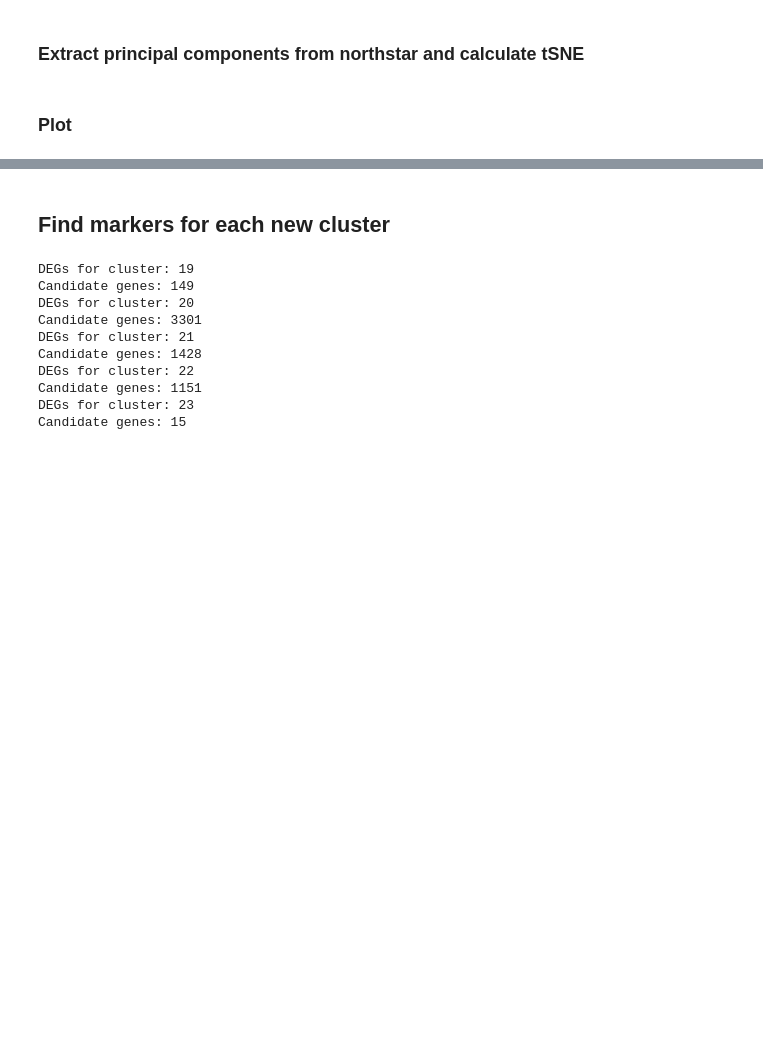
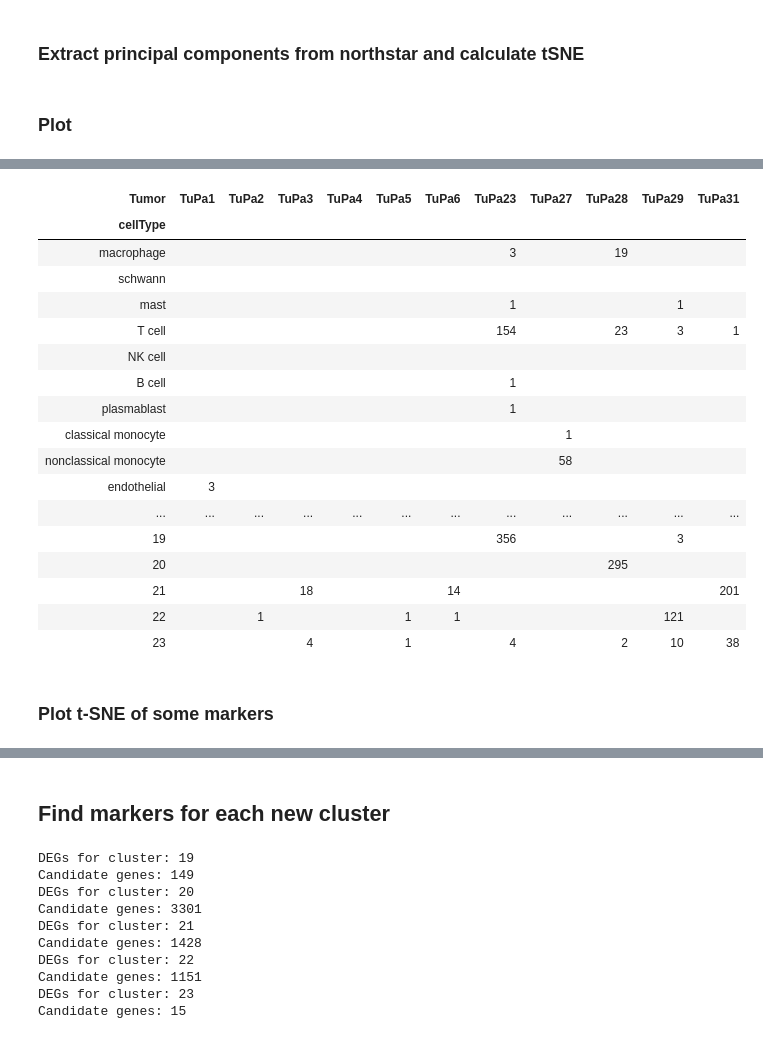
Before and after one commit to iosonofabio/northstar_analysis, a Jupyter notebook: Northstar_Pancreas.ipynb, the cells around one changed output, grey strips where cells are left out. Saved outputs shown, nothing was run; the diff lists cells and outputs as text; code cells hidden in the pictures; blank space fills up the shorter version.

```diff
--- a/Northstar_Pancreas.ipynb
+++ b/Northstar_Pancreas.ipynb
@@ -104,6 +104,6 @@ model = northstar.Averages(
     resolution_parameter=0.02,
 )
 model.fit(counts)
-meta['cellType'] = [sanitize_cell_type(x) for x in model.membership]
+#meta['cellType'] = [sanitize_cell_type(x) for x in model.membership]
 model.estimate_closest_atlas_cell_type()
 # %% [output]
@@ -273,3 +284,30 @@ fig2.savefig('figures/Fig3B.png', dpi=600)
 # %% [output]
 [interactive output not drawn]
 [interactive output not drawn]
+# %%
+df = meta[['Tumor', 'cellType']].copy()
+df['c'] = 1
+abu = df.groupby(['Tumor', 'cellType']).sum()['c'].unstack().fillna('').T
+abu.loc[['macrophage', 'schwann', 'mast', 'T cell', 'NK cell', 'B cell', 'plasmablast', 'classical monocyte', 'nonclassical monocyte', 'endothelial', 'quiescent stellate', 'activated stellate', 'ductal', 'acinar', 'alpha', 'beta', 'gamma', 'delta', 'epsilon', '19', '20', '21', '22', '23'],
+        ['TuPa'+str(x) for x in [1, 2, 3, 4, 5, 6, 23, 27, 28, 29, 31]]].fillna('')
+# %% [output]
+| Tumor | TuPa1 | TuPa2 | TuPa3 | TuPa4 | TuPa5 | TuPa6 | TuPa23 | TuPa27 | TuPa28 | TuPa29 | TuPa31 |
+| cellType |  |  |  |  |  |  |  |  |  |  |  |
+| macrophage |  |  |  |  |  |  | 3 |  | 19 |  |  |
+| schwann |  |  |  |  |  |  |  |  |  |  |  |
+| mast |  |  |  |  |  |  | 1 |  |  | 1 |  |
+| T cell |  |  |  |  |  |  | 154 |  | 23 | 3 | 1 |
+| NK cell |  |  |  |  |  |  |  |  |  |  |  |
+| B cell |  |  |  |  |  |  | 1 |  |  |  |  |
+| plasmablast |  |  |  |  |  |  | 1 |  |  |  |  |
+| classical monocyte |  |  |  |  |  |  |  | 1 |  |  |  |
+| nonclassical monocyte |  |  |  |  |  |  |  | 58 |  |  |  |
+| endothelial | 3 |  |  |  |  |  |  |  |  |  |  |
+| ... | ... | ... | ... | ... | ... | ... | ... | ... | ... | ... | ... |
+| 19 |  |  |  |  |  |  | 356 |  |  | 3 |  |
+| 20 |  |  |  |  |  |  |  |  | 295 |  |  |
+| 21 |  |  | 18 |  |  | 14 |  |  |  |  | 201 |
+| 22 |  | 1 |  |  | 1 | 1 |  |  |  | 121 |  |
+| 23 |  |  | 4 |  | 1 |  | 4 |  | 2 | 10 | 38 |
+# %% [markdown]
+### Plot t-SNE of some markers
```
Also changed, not shown: parts of 7 cells of this notebook, 1 other file.
